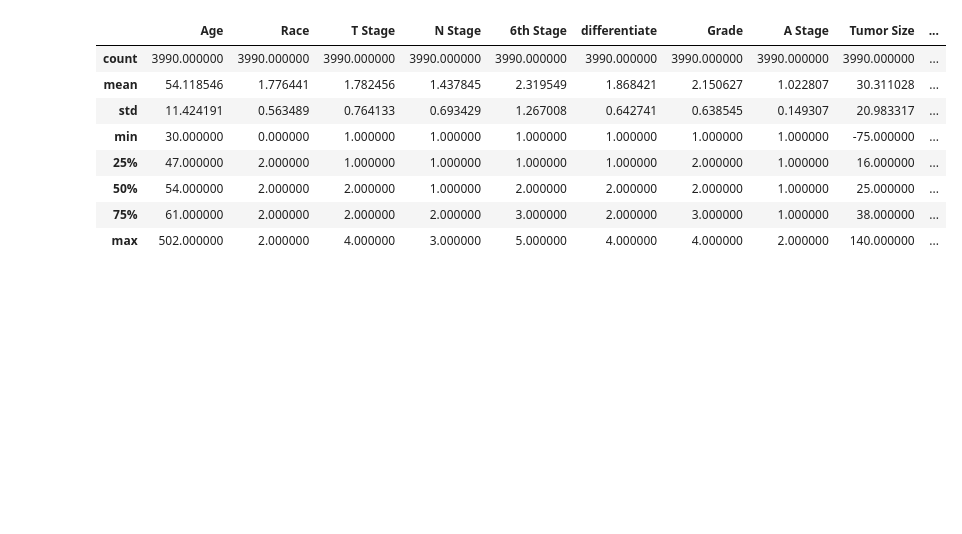
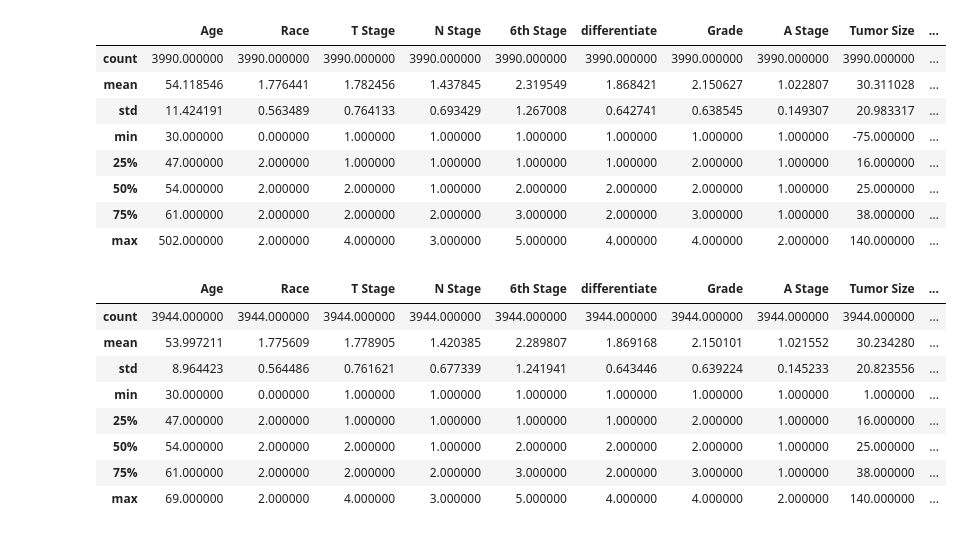
Before and after one commit to AliAhmed354/Final-Year-Project, a Jupyter notebook: FYPBreastCancer.ipynb, the cells around one changed output. Cells and saved outputs as stored; diff of their text form; code cells hidden in the pictures; blank space fills up the shorter version.

```diff
--- a/FYPBreastCancer.ipynb
+++ b/FYPBreastCancer.ipynb
@@ -228,3 +204,32 @@ df.describe()
 | 50% | 54.000000 | 2.000000 | 2.000000 | 1.000000 | 2.000000 | 2.000000 | 2.000000 | 1.000000 | 25.000000 | ... |
 | 75% | 61.000000 | 2.000000 | 2.000000 | 2.000000 | 3.000000 | 2.000000 | 3.000000 | 1.000000 | 38.000000 | ... |
 | max | 502.000000 | 2.000000 | 4.000000 | 3.000000 | 5.000000 | 4.000000 | 4.000000 | 2.000000 | 140.000000 | ... |
+# %%
+import matplotlib.pyplot as plt
+
+cols = ['Age', 'Tumor Size', 'Regional Node Examined', 'Reginol Node Positive', 'Survival Months']
+
+q1 = df[cols].quantile(0.25)
+q3 = df[cols].quantile(0.75)
+iqr = q3 - q1
+
+lower = q1 - 5 * iqr
+upper = q3 + 5 * iqr
+
+outliers = ~((df[cols] < lower) | (df[cols] > upper)).any(axis=1)
+
+newdf = df[outliers]
+
+newdf = newdf[newdf['Tumor Size'] !=-75]
+
+newdf.describe()
+# %% [output]
+|  | Age | Race | T Stage | N Stage | 6th Stage | differentiate | Grade | A Stage | Tumor Size | ... |
+| count | 3944.000000 | 3944.000000 | 3944.000000 | 3944.000000 | 3944.000000 | 3944.000000 | 3944.000000 | 3944.000000 | 3944.000000 | ... |
+| mean | 53.997211 | 1.775609 | 1.778905 | 1.420385 | 2.289807 | 1.869168 | 2.150101 | 1.021552 | 30.234280 | ... |
+| std | 8.964423 | 0.564486 | 0.761621 | 0.677339 | 1.241941 | 0.643446 | 0.639224 | 0.145233 | 20.823556 | ... |
+| min | 30.000000 | 0.000000 | 1.000000 | 1.000000 | 1.000000 | 1.000000 | 1.000000 | 1.000000 | 1.000000 | ... |
+| 25% | 47.000000 | 2.000000 | 1.000000 | 1.000000 | 1.000000 | 1.000000 | 2.000000 | 1.000000 | 16.000000 | ... |
+| 50% | 54.000000 | 2.000000 | 2.000000 | 1.000000 | 2.000000 | 2.000000 | 2.000000 | 1.000000 | 25.000000 | ... |
+| 75% | 61.000000 | 2.000000 | 2.000000 | 2.000000 | 3.000000 | 2.000000 | 3.000000 | 1.000000 | 38.000000 | ... |
+| max | 69.000000 | 2.000000 | 4.000000 | 3.000000 | 5.000000 | 4.000000 | 4.000000 | 2.000000 | 140.000000 | ... |
```
Also changed, not shown: parts of 10 cells of this notebook.
